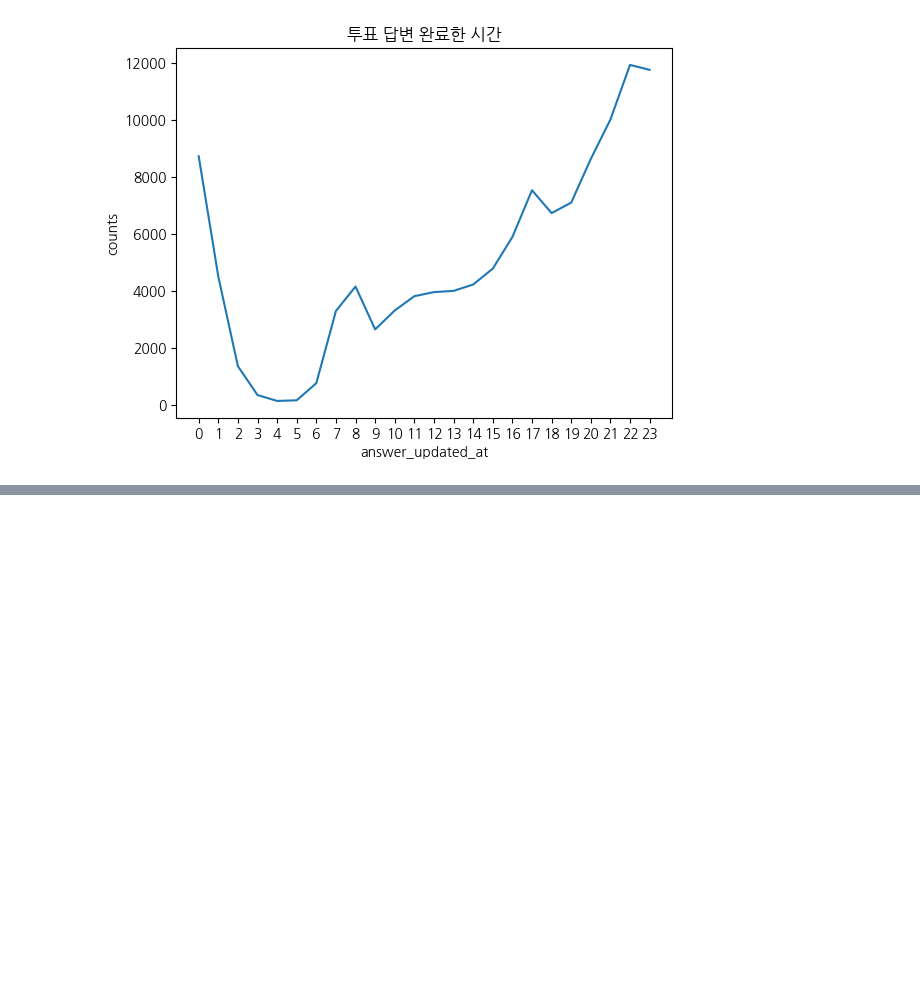
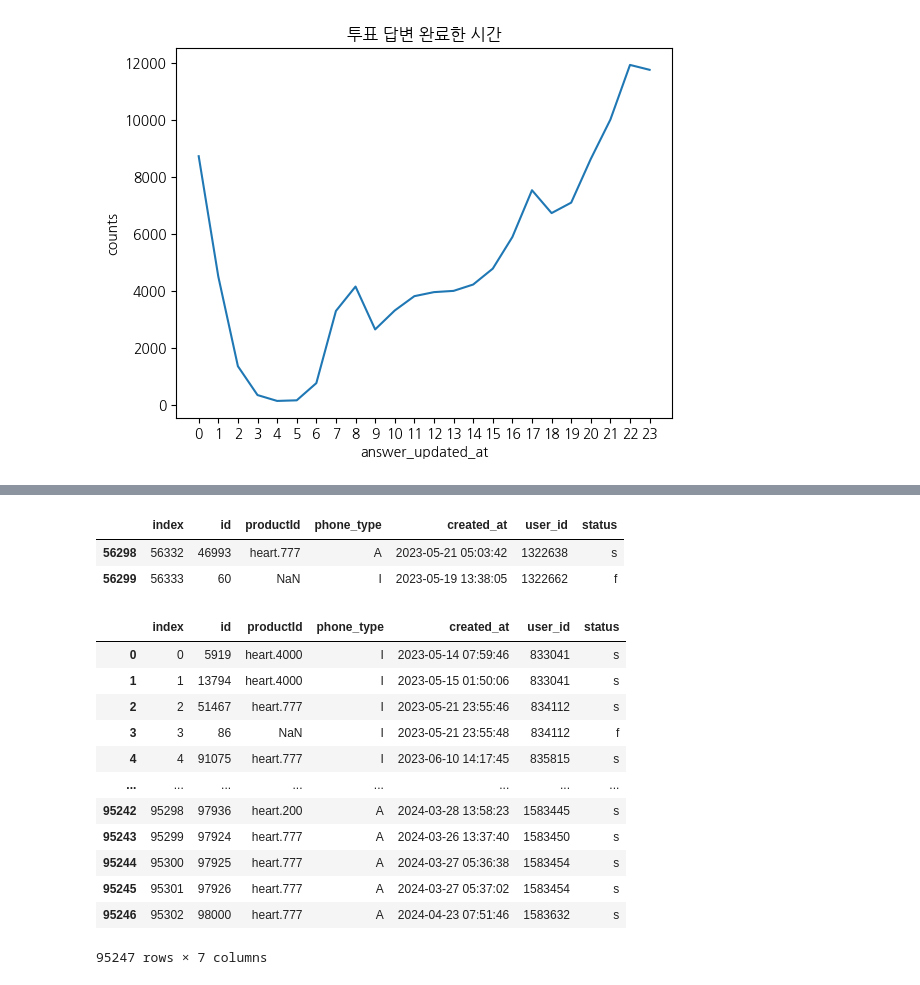
Before and after one commit to EtheriumArchive/Codeit_project, a Jupyter notebook: eda_eunsu_v1.ipynb, the cells around one changed output, grey strips where cells are left out. Cells and saved outputs as stored; diff of their text form; code cells hidden in the pictures; blank space fills up the shorter version.

```diff
--- a/eda_eunsu_v1.ipynb
+++ b/eda_eunsu_v1.ipynb
@@ -56,0 +89,3 @@ plt.show()
+# %%
+all_buy_history = pd.read_csv('./all_buy_history.csv')
+all_buy_history['created_at'] = pd.to_datetime(all_buy_history['created_at'])
@@ -56,0 +118,26 @@ plt.show()
+# %%
+new_buy_history = all_buy_history.copy()
+new_buy_history = new_buy_history[(new_buy_history['productId'].isnull()) | (new_buy_history['status'] == 's')]
+new_buy_history.reset_index(inplace=True)
+# %%
+new_buy_history.iloc[56299 - 1: 56299 + 1]
+# %% [output]
+|  | index | id | productId | phone_type | created_at | user_id | status |
+| 56298 | 56332 | 46993 | heart.777 | A | 2023-05-21 05:03:42 | 1322638 | s |
+| 56299 | 56333 | 60 | NaN | I | 2023-05-19 13:38:05 | 1322662 | f |
+# %%
+new_buy_history
+# %% [output]
+|  | index | id | productId | phone_type | created_at | user_id | status |
+| 0 | 0 | 5919 | heart.4000 | I | 2023-05-14 07:59:46 | 833041 | s |
+| 1 | 1 | 13794 | heart.4000 | I | 2023-05-15 01:50:06 | 833041 | s |
+| 2 | 2 | 51467 | heart.777 | I | 2023-05-21 23:55:46 | 834112 | s |
+| 3 | 3 | 86 | NaN | I | 2023-05-21 23:55:48 | 834112 | f |
+| 4 | 4 | 91075 | heart.777 | I | 2023-06-10 14:17:45 | 835815 | s |
+| ... | ... | ... | ... | ... | ... | ... | ... |
+| 95242 | 95298 | 97936 | heart.200 | A | 2024-03-28 13:58:23 | 1583445 | s |
+| 95243 | 95299 | 97924 | heart.777 | A | 2024-03-26 13:37:40 | 1583450 | s |
+| 95244 | 95300 | 97925 | heart.777 | A | 2024-03-27 05:36:38 | 1583454 | s |
+| 95245 | 95301 | 97926 | heart.777 | A | 2024-03-27 05:37:02 | 1583454 | s |
+| 95246 | 95302 | 98000 | heart.777 | A | 2024-04-23 07:51:46 | 1583632 | s |
+95247 rows × 7 columns
```
Also changed, not shown: parts of 19 cells of this notebook.
